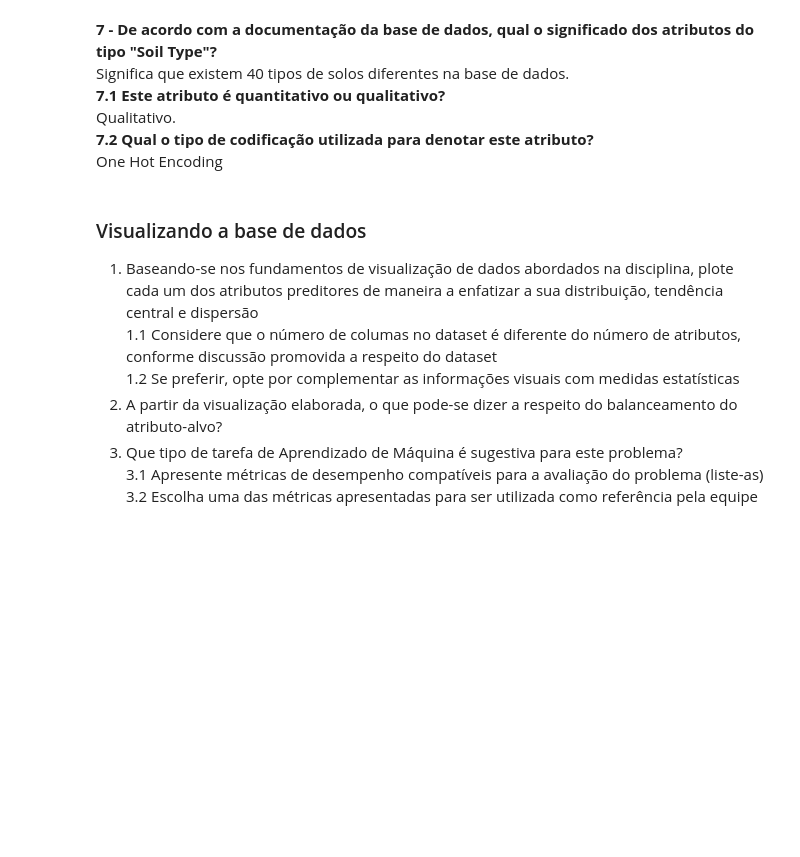
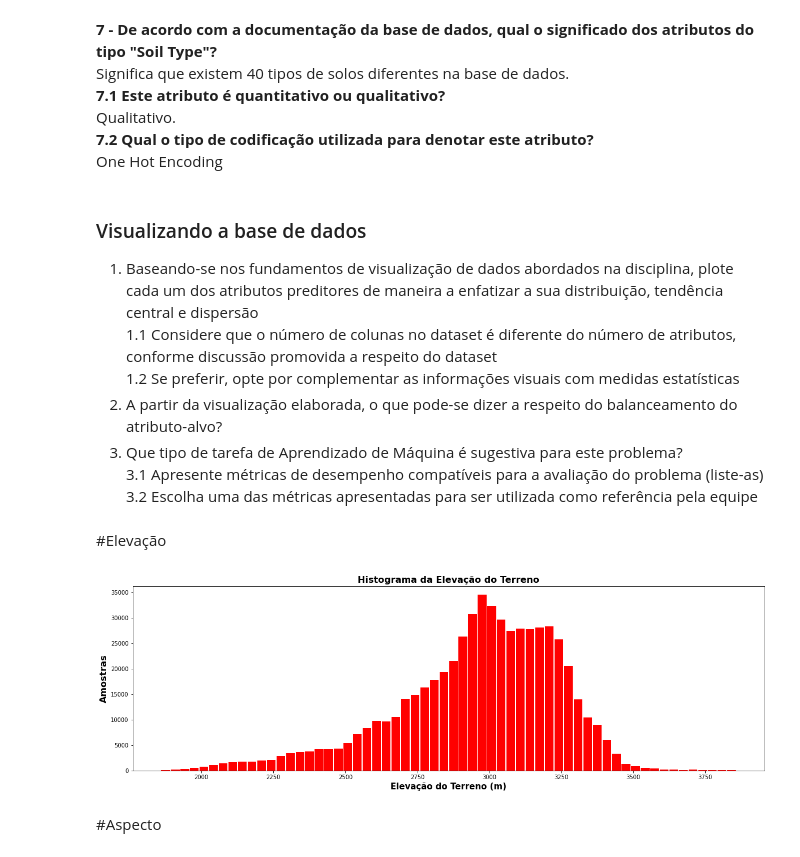
Before and after one commit to AllanHigorLP/Atividade_avaliativa-2.2-RNA, a Jupyter notebook: PP_2_2_1_Conhecendo_o_Conjunto_de_Dados.ipynb, the cells around one changed output. Saved outputs shown, nothing was run; the diff lists cells and outputs as text; code cells hidden in the pictures; blank space fills up the shorter version.

```diff
--- a/PP_2_2_1_Conhecendo_o_Conjunto_de_Dados.ipynb
+++ b/PP_2_2_1_Conhecendo_o_Conjunto_de_Dados.ipynb
@@ -168,9 +168,24 @@ False
 ### Visualizando a base de dados
 
 1. Baseando-se nos fundamentos de visualização de dados abordados na disciplina, plote cada um dos atributos preditores de maneira a enfatizar a sua distribuição, tendência central e dispersão
-1.1 Considere que o número de columas no dataset é diferente do número de atributos, conforme discussão promovida a respeito do dataset
+1.1 Considere que o número de colunas no dataset é diferente do número de atributos, conforme discussão promovida a respeito do dataset
 1.2 Se preferir, opte por complementar as informações visuais com medidas estatísticas
 2. A partir da visualização elaborada, o que pode-se dizer a respeito do balanceamento do atributo-alvo?
 3. Que tipo de tarefa de Aprendizado de Máquina é sugestiva para este problema?
 3.1 Apresente métricas de desempenho compatíveis para a avaliação do problema (liste-as)
 3.2 Escolha uma das métricas apresentadas para ser utilizada como referência pela equipe
+# %% [markdown]
+
+#Elevação
+# %%
+df2=df.Elevation.sort_values()
+df2.head()
+df2 = df2.reset_index()
+# %%
+df2.Elevation.plot.hist(figsize=(20, 6),grid=False,bins=60,rwidth=0.9,color='r')
+plt.title("Histograma da Elevação do Terreno", fontsize=16,weight='bold')
+plt.ylabel("Amostras",fontsize=16,weight='bold')
+plt.xlabel("Elevação do Terreno (m)",fontsize=15,weight='bold')
+plt.show()
+# %% [output]
+[figure, added]
@@ -176,0 +194,2 @@ False
+# %% [markdown]
+#Aspecto
```
Also changed, not shown: parts of 14 cells of this notebook.
